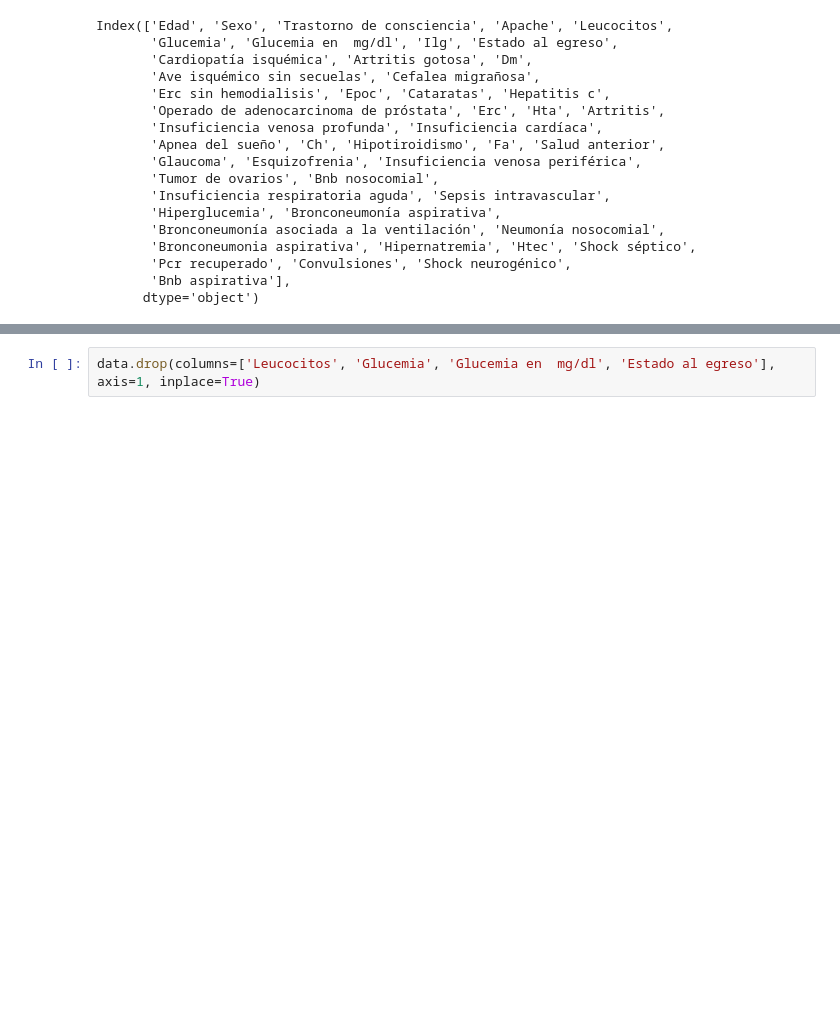
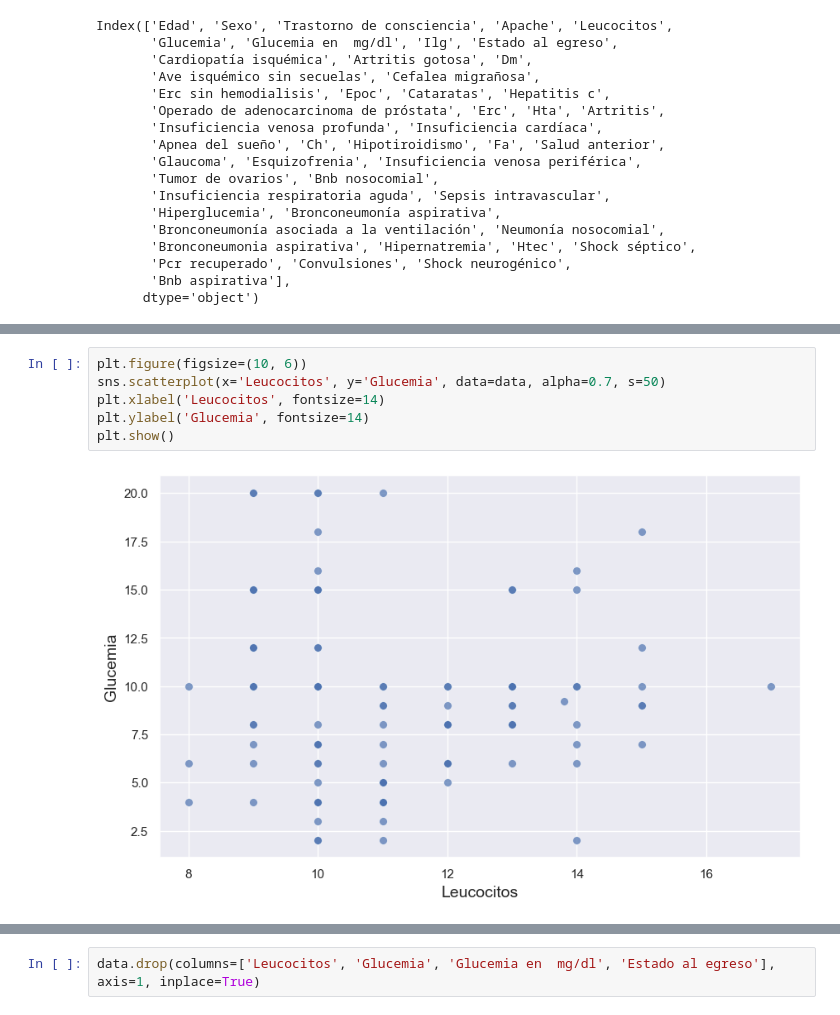
Before and after one commit to serize02/LGI-predictor, a Jupyter notebook: notebooks/00-initial-data-exploration.ipynb, the cells around one changed output, grey strips where cells are left out. Cells and saved outputs as stored; diff of their text form; blank space fills up the shorter version.

```diff
--- a/notebooks/00-initial-data-exploration.ipynb
+++ b/notebooks/00-initial-data-exploration.ipynb
@@ -39,0 +79,8 @@ Text(0, 0.5, 'Frequency')
+# %%
+plt.figure(figsize=(10, 6))
+sns.scatterplot(x='Leucocitos', y='Glucemia', data=data, alpha=0.7, s=50)
+plt.xlabel('Leucocitos', fontsize=14)
+plt.ylabel('Glucemia', fontsize=14)
+plt.show()
+# %% [output]
+[figure, added]
```
Also changed, not shown: parts of 7 cells of this notebook.
